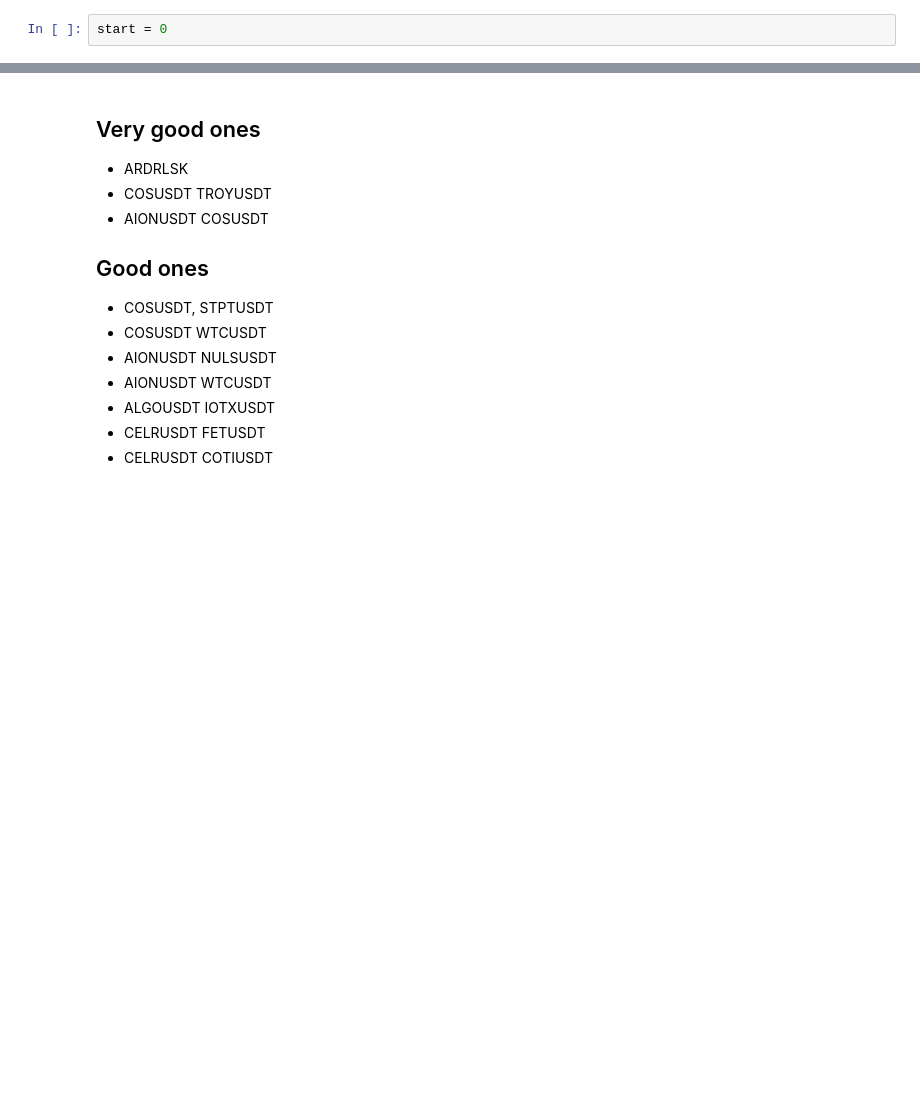
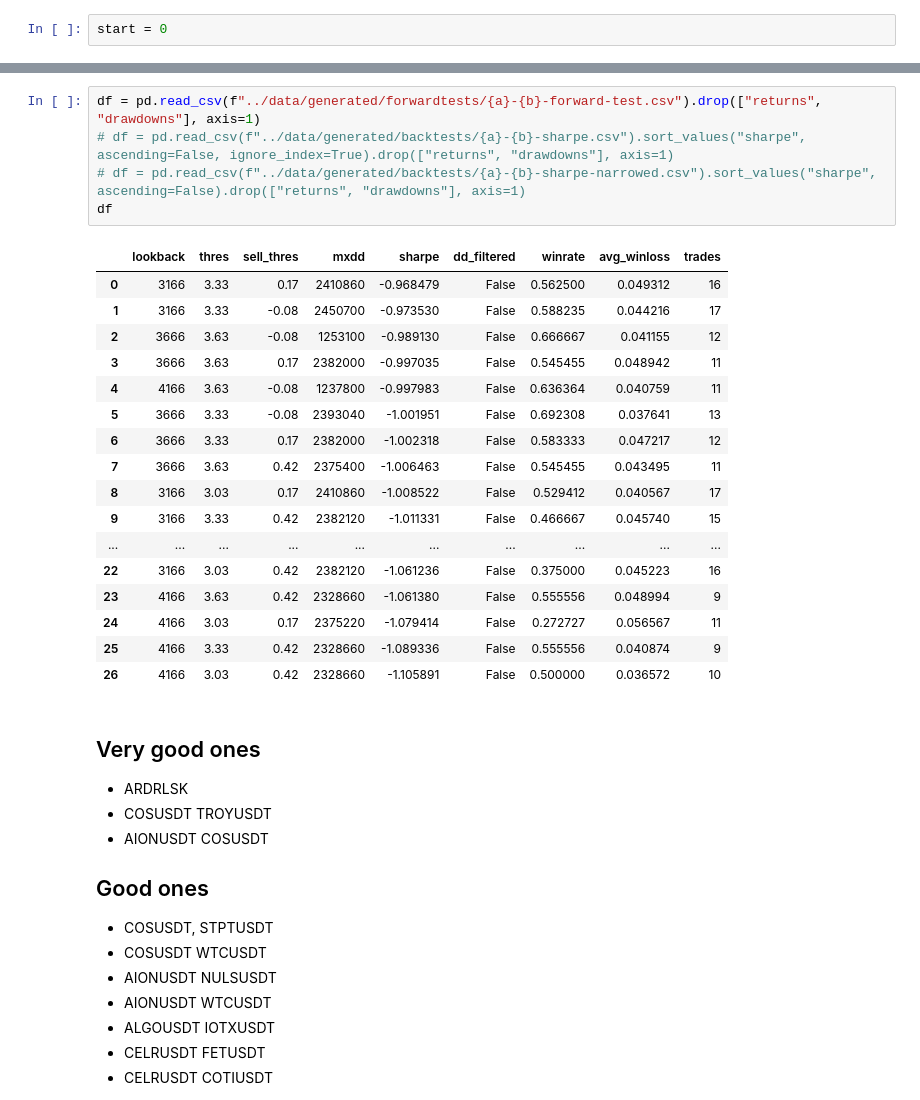
Before and after one commit to sunnymnie/crypto-printer, a Jupyter notebook: discovery/results-visualizer.ipynb, the cells around one changed output, grey strips where cells are left out. Cells and saved outputs as stored; diff of their text form; blank space fills up the shorter version.

```diff
--- a/discovery/Untitled.ipynb
+++ b/discovery/results-visualizer.ipynb
@@ -38,3 +52,26 @@ A: NKNUSDT, B:WINUSDT, shape: 3.654492391376348
+# %%
+df = pd.read_csv(f"../data/generated/forwardtests/{a}-{b}-forward-test.csv").drop(["returns", "drawdowns"], axis=1)
+# df = pd.read_csv(f"../data/generated/backtests/{a}-{b}-sharpe.csv").sort_values("sharpe", ascending=False, ignore_index=True).drop(["returns", "drawdowns"], axis=1)
+# df = pd.read_csv(f"../data/generated/backtests/{a}-{b}-sharpe-narrowed.csv").sort_values("sharpe", ascending=False).drop(["returns", "drawdowns"], axis=1)
+df
+# %% [output]
+|  | lookback | thres | sell_thres | mxdd | sharpe | dd_filtered | winrate | avg_winloss | trades |
+| 0 | 3166 | 3.33 | 0.17 | 2410860 | -0.968479 | False | 0.562500 | 0.049312 | 16 |
+| 1 | 3166 | 3.33 | -0.08 | 2450700 | -0.973530 | False | 0.588235 | 0.044216 | 17 |
+| 2 | 3666 | 3.63 | -0.08 | 1253100 | -0.989130 | False | 0.666667 | 0.041155 | 12 |
+| 3 | 3666 | 3.63 | 0.17 | 2382000 | -0.997035 | False | 0.545455 | 0.048942 | 11 |
+| 4 | 4166 | 3.63 | -0.08 | 1237800 | -0.997983 | False | 0.636364 | 0.040759 | 11 |
+| 5 | 3666 | 3.33 | -0.08 | 2393040 | -1.001951 | False | 0.692308 | 0.037641 | 13 |
+| 6 | 3666 | 3.33 | 0.17 | 2382000 | -1.002318 | False | 0.583333 | 0.047217 | 12 |
+| 7 | 3666 | 3.63 | 0.42 | 2375400 | -1.006463 | False | 0.545455 | 0.043495 | 11 |
+| 8 | 3166 | 3.03 | 0.17 | 2410860 | -1.008522 | False | 0.529412 | 0.040567 | 17 |
+| 9 | 3166 | 3.33 | 0.42 | 2382120 | -1.011331 | False | 0.466667 | 0.045740 | 15 |
+| ... | ... | ... | ... | ... | ... | ... | ... | ... | ... |
+| 22 | 3166 | 3.03 | 0.42 | 2382120 | -1.061236 | False | 0.375000 | 0.045223 | 16 |
+| 23 | 4166 | 3.63 | 0.42 | 2328660 | -1.061380 | False | 0.555556 | 0.048994 | 9 |
+| 24 | 4166 | 3.03 | 0.17 | 2375220 | -1.079414 | False | 0.272727 | 0.056567 | 11 |
+| 25 | 4166 | 3.33 | 0.42 | 2328660 | -1.089336 | False | 0.555556 | 0.040874 | 9 |
+| 26 | 4166 | 3.03 | 0.42 | 2328660 | -1.105891 | False | 0.500000 | 0.036572 | 10 |
 # %% [markdown]
 ## Very good ones
 - ARDRLSK
```
Also changed, not shown: parts of 3 cells of this notebook, 3 other files.
